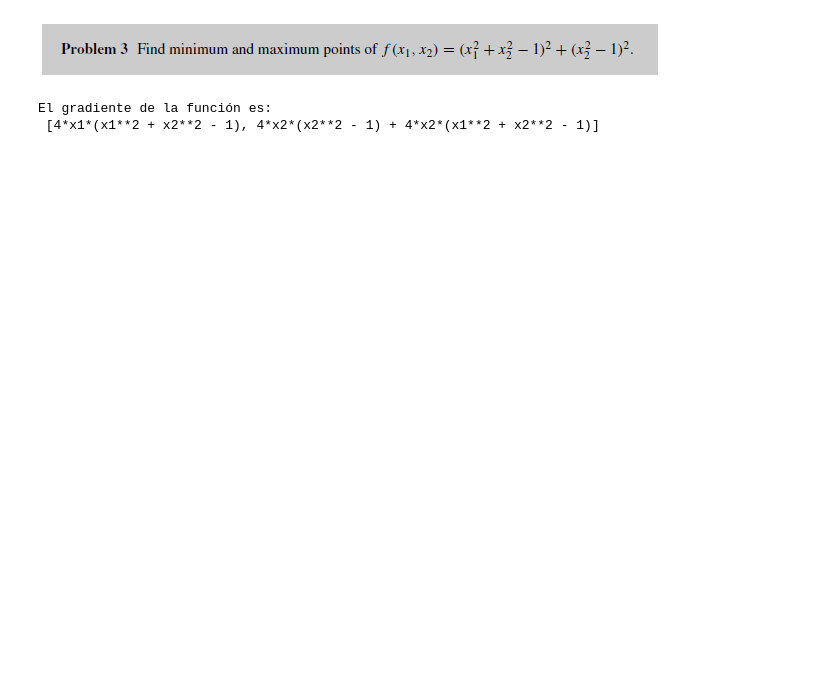
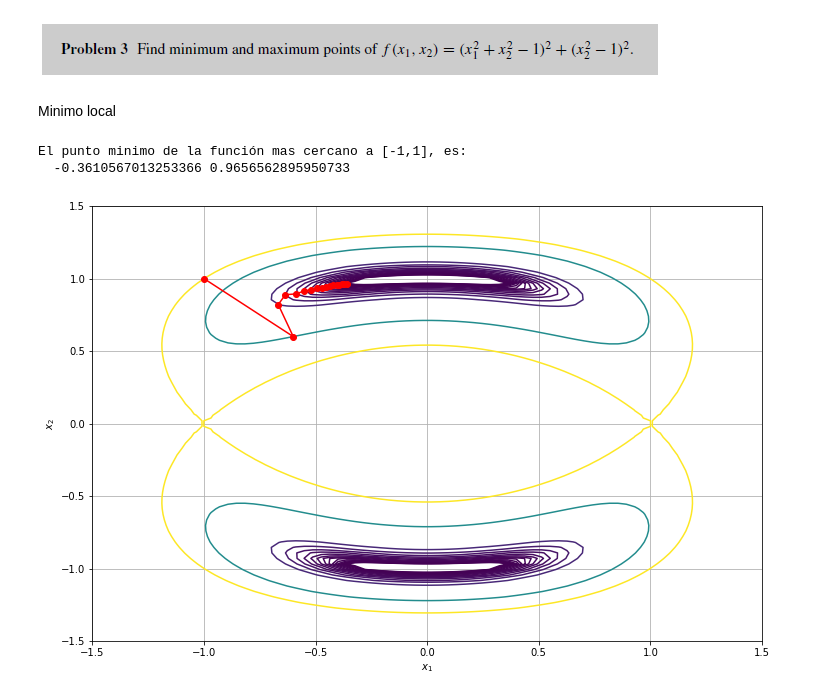
Before and after one commit to MariaG0205/Analisis-Numerico, a Jupyter notebook: Ejercicios_Capitulo_3_AnalisisNum.ipynb, the cells around one changed output. Drawn from its saved outputs; the diff is of its cells as text; code cells hidden in the pictures; blank space fills up the shorter version.

```diff
--- a/Ejercicios_Capitulo_3_AnalisisNum.ipynb
+++ b/Ejercicios_Capitulo_3_AnalisisNum.ipynb
@@ -164,11 +162,2 @@ Solución apartado B
 # %% [markdown]
 ![image.png](embedded-picture-1)
-# %%
-x1,x2 = sp.symbols("x1 x2") #Crear variables simbólicas
-f1=(x1**2+x2**2-1)**2 + (x2**2-1)**2
-
-gradf = [f1.diff(x) for x in (x1, x2)] #Gradiente de f(x)
-print('El gradiente de la función es: \n',gradf)
-# %% [output]
-El gradiente de la función es:
- [4*x1*(x1**2 + x2**2 - 1), 4*x2*(x2**2 - 1) + 4*x2*(x1**2 + x2**2 - 1)]
@@ -175 +183,36 @@ El gradiente de la función es:
+# %% [markdown]
+Minimo local
+# %%
+def f(x1,x2): #Función objetivo
+    return (x1**2+x2**2-1)**2 + (x2**2-1)**2
+
+def grad(x1,x2): #Gradiente de f
+    return np.array([4*x1*(x1**2 + x2**2 - 1), 4*x2*(x2**2 - 1) + 4*x2*(x1**2 + x2**2 - 1)])
+
+x = np.array([-1,1])
+max_iter = 100
+epsi = 0.001;
+a = 0.1
+
+xs1,i1 = gd1(x, a, max_iter,epsi)
+# %%
+xx = np.linspace(-1.5, 1.5, 80)
+yy = np.linspace(-1.5, 1.5, 80)
+X, Y = np.meshgrid(xx, yy)
+Z = (X**2+Y**2-1)**2 + (Y**2-1)**2
+
+function_value=f(xs1[0:i1+1,0],xs1[0:i1+1,1])
+#print (function_value)
+
+plt.figure(figsize=(12,8))
+c = plt.contour(X, Y, Z,np.flip(function_value))
+plt.plot(xs1[0:i1+1,0],xs1[0:i1+1,1] , '-ro')
+plt.xlabel('$x_1$')
+plt.grid()
+plt.ylabel('$x_2$')
+print('El punto minimo de la función mas cercano a [-1,1], es: \n ',xs1[i1,0],xs1[i1,1])
+# %% [output]
+El punto minimo de la función mas cercano a [-1,1], es:
+  -0.3610567013253366 0.9656562895950733
+[figure, added]
 # %%
```
Also changed, not shown: parts of 16 cells of this notebook.
